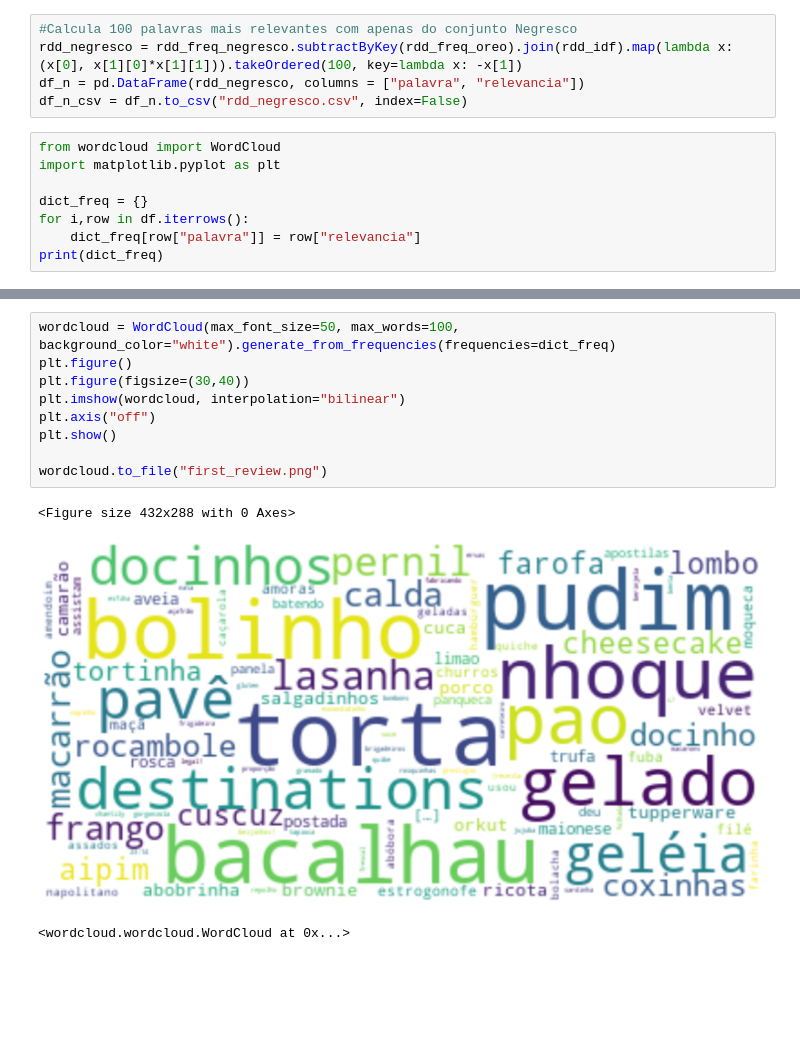
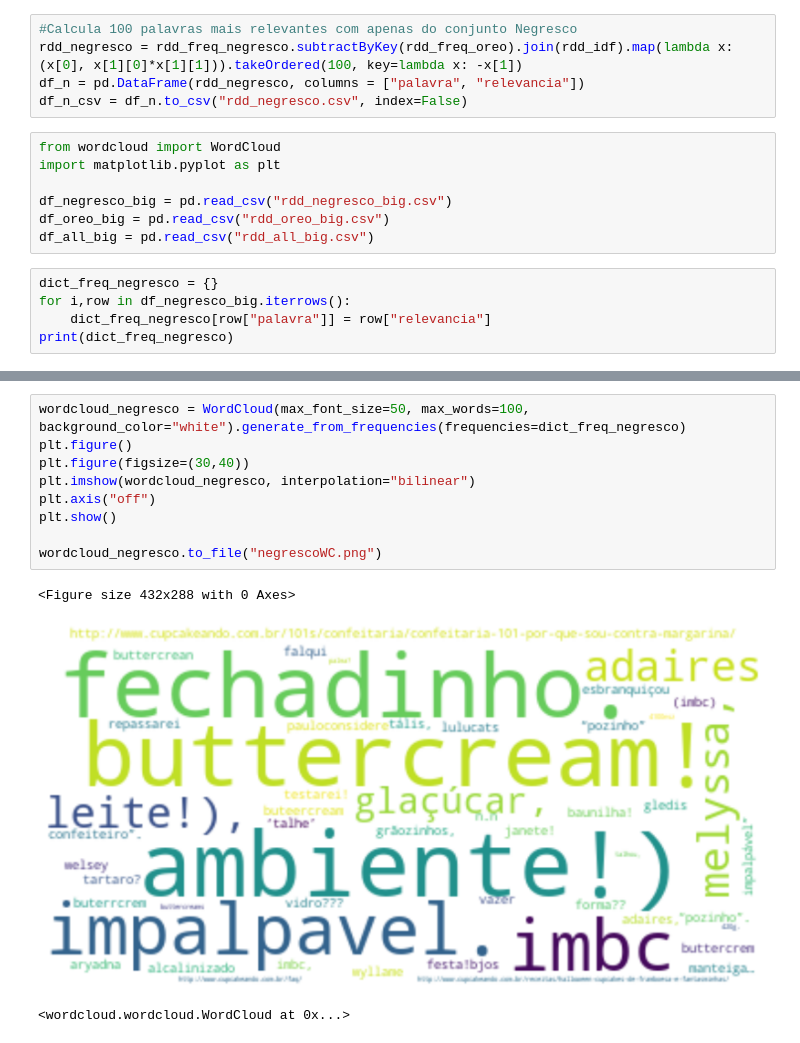
Before and after one commit to andrekwr/dataviz-spark-bigdata, a Jupyter notebook: main.ipynb, the cells around one changed output, grey strips where cells are left out. Cells and saved outputs as stored; diff of their text form; blank space fills up the shorter version.

```diff
--- a/main.ipynb
+++ b/main.ipynb
@@ -91,12 +91,16 @@ df_o_csv = df_o.to_csv("rdd_oreo.csv", index=False)
 rdd_negresco = rdd_freq_negresco.subtractByKey(rdd_freq_oreo).join(rdd_idf).map(lambda x: (x[0], x[1][0]*x[1][1])).takeOrdered(100, key=lambda x: -x[1])
 df_n = pd.DataFrame(rdd_negresco, columns = ["palavra", "relevancia"])
 df_n_csv = df_n.to_csv("rdd_negresco.csv", index=False)
+# %%
+from wordcloud import WordCloud
+import matplotlib.pyplot as plt
+
+df_negresco_big = pd.read_csv("rdd_negresco_big.csv")
+df_oreo_big = pd.read_csv("rdd_oreo_big.csv")
+df_all_big = pd.read_csv("rdd_all_big.csv")
 # %%
-from wordcloud import WordCloud
-import matplotlib.pyplot as plt
-
-dict_freq = {}
-for i,row in df.iterrows():
-    dict_freq[row["palavra"]] = row["relevancia"]
-print(dict_freq)
+dict_freq_negresco = {}
+for i,row in df_negresco_big.iterrows():
+    dict_freq_negresco[row["palavra"]] = row["relevancia"]
+print(dict_freq_negresco)
 # %% [output]
@@ -104,13 +122,13 @@ print(dict_freq)
 # %%
-wordcloud = WordCloud(max_font_size=50, max_words=100, background_color="white").generate_from_frequencies(frequencies=dict_freq)
+wordcloud_negresco = WordCloud(max_font_size=50, max_words=100, background_color="white").generate_from_frequencies(frequencies=dict_freq_negresco)
 plt.figure()
 plt.figure(figsize=(30,40))
-plt.imshow(wordcloud, interpolation="bilinear")
+plt.imshow(wordcloud_negresco, interpolation="bilinear")
 plt.axis("off")
 plt.show()
 
-wordcloud.to_file("first_review.png")
+wordcloud_negresco.to_file("negrescoWC.png")
 # %% [output]
 <Figure size 432x288 with 0 Axes>
-[figure, old version]
+[figure, new version]
 <wordcloud.wordcloud.WordCloud at 0x...>
```
Also changed, not shown: parts of 5 cells of this notebook, 6 other files.
